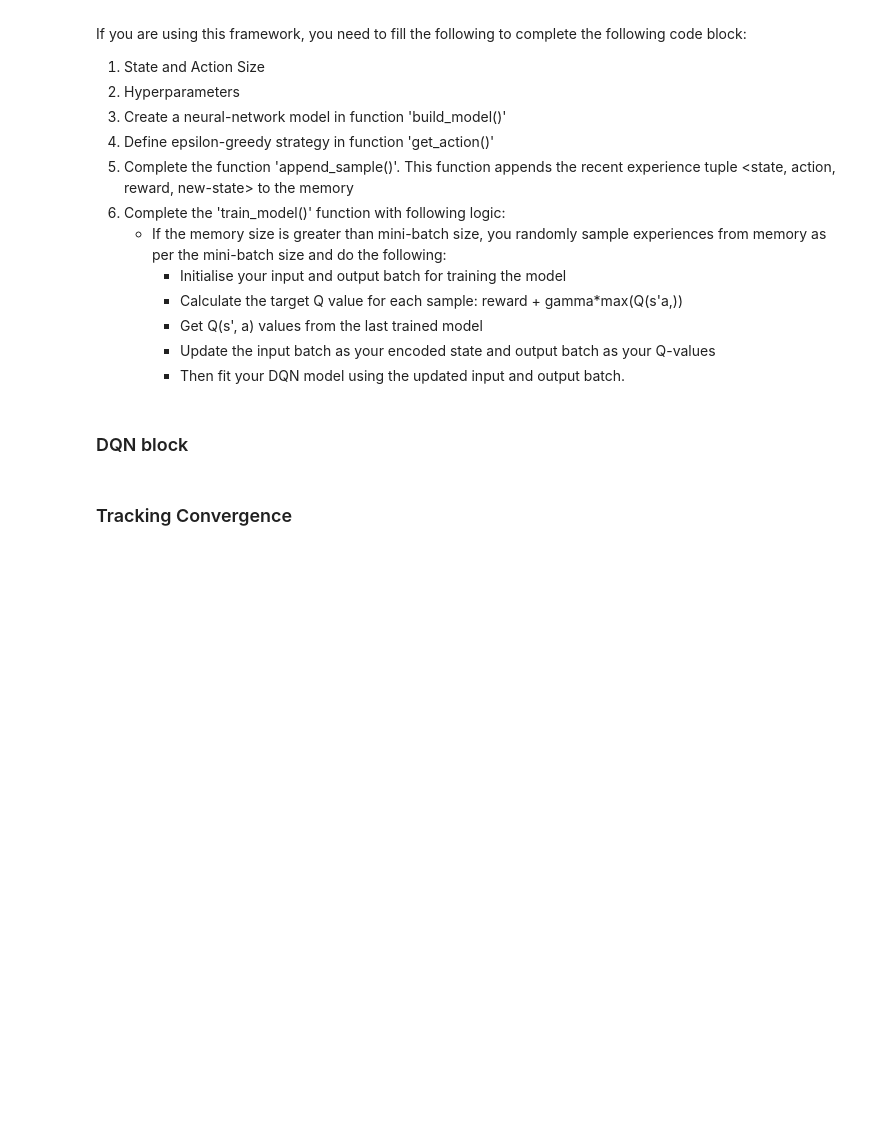
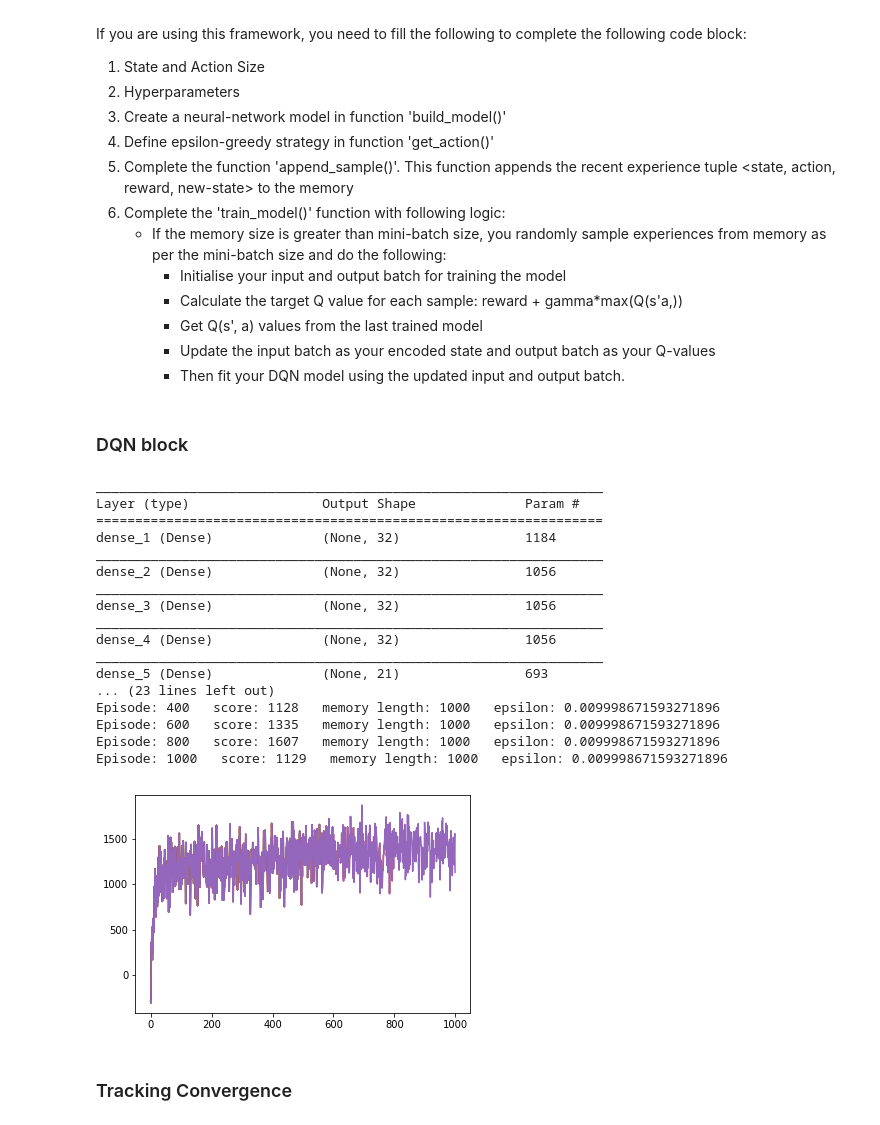
Before and after one commit to bkumar12888/RL_Project, a Jupyter notebook: aravind_latest/DQN_Agent_Arch1_v4.ipynb, the cells around one changed output. Saved outputs shown, nothing was run; the diff lists cells and outputs as text; code cells hidden in the pictures; blank space fills up the shorter version.

```diff
--- a/aravind_latest/DQN_Agent_Arch1_v4.ipynb
+++ b/aravind_latest/DQN_Agent_Arch1_v4.ipynb
@@ -224,7 +229,7 @@ class DQNAgent:
     def get_model_weights(self):
         return self.model.get_weights()
 # %%
-Episodes = 200
+Episodes = 1000
 # %% [markdown]
 ### DQN block
 # %%
@@ -287,35 +292,54 @@ for episode in range(Episodes):
             total_days = total_days + 1
 
         if total_days > 30:
             terminal_state = True
 
         # once you reach end of 30 days, target model is updated, scores and episode saved
         if terminal_state == True:
             agent.update_target_model()
             scores.append(score)
             episodes.append(episode)
 
     # this is track q-value convergence
     # once the episode is complete, q-values will be predicted for all possible actions for the initial state
     # this way is much easier to track because other states would be difficult to track as it is heavily dependant on the location and action taken
     track_state_encode = encode_track_state(track_state)
     track_state_encoded = env.state_encod_arch1(track_state)
     track_state_encoded = np.reshape(track_state_encoded, [1, state_size])
     track_q_values = agent.get_q_values(track_state_encoded)
 
     for index in range(len(env.action_space)):
         track_action_encode = encode_track_action(env.action_space[index])
         save_tracking_states(track_state_encode, track_action_encode, track_q_values[index])
 
-    #save the model
+    #save the graph, model (h5, pickle file)
     if (episode + 1) % 200 == 0:
         print("Episode:", episode + 1, "  score:", score, "  memory length:", len(agent.memory), "  epsilon:", agent.epsilon)
         pylab.plot(episodes, scores)
         pylab.savefig("./" + directory_graph + "/cardriver_dqn_" + str(score) + ".png")
         agent.save("./" + directory_model + "/cardriver_dqn_" + str(score) + ".h5")
         agent.save_model_graph(str(score))
         # this is the only one required for assignment. this will create pickle file
-        save_obj(agent.get_model_weights(), "./" + directory_model + "/cardriver_dqn_" + str(score))
+        save_obj(agent.get_model_weights(), "./" + directory_pickel + "/cardriver_dqn_" + str(score))
+# %% [output]
+_________________________________________________________________
+Layer (type)                 Output Shape              Param #
+=================================================================
+dense_1 (Dense)              (None, 32)                1184
+_________________________________________________________________
+dense_2 (Dense)              (None, 32)                1056
+_________________________________________________________________
+dense_3 (Dense)              (None, 32)                1056
+_________________________________________________________________
+dense_4 (Dense)              (None, 32)                1056
+_________________________________________________________________
+dense_5 (Dense)              (None, 21)                693
+... (23 lines left out)
+Episode: 400   score: 1128   memory length: 1000   epsilon: 0.009998671593271896
+Episode: 600   score: 1335   memory length: 1000   epsilon: 0.009998671593271896
+Episode: 800   score: 1607   memory length: 1000   epsilon: 0.009998671593271896
+Episode: 1000   score: 1129   memory length: 1000   epsilon: 0.009998671593271896
+[figure, added]
 # %% [markdown]
 ### Tracking Convergence
 # %%
```
Also changed, not shown: parts of 6 cells of this notebook.
